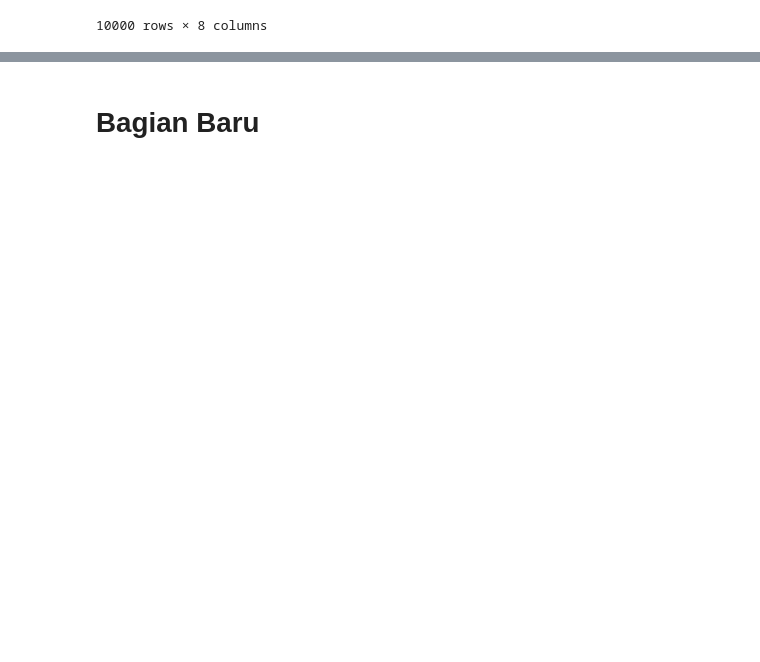
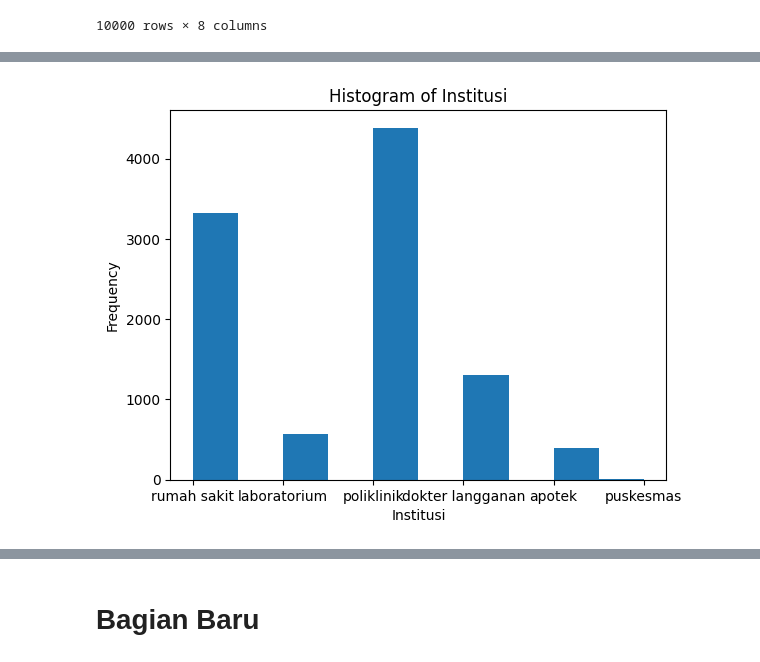
Before and after one commit to mariacb24/EDA, a Jupyter notebook: Damin_1.ipynb, the cells around one changed output, grey strips where cells are left out. Cells and saved outputs as stored; diff of their text form; code cells hidden in the pictures; blank space fills up the shorter version.

```diff
--- a/Damin_1.ipynb
+++ b/Damin_1.ipynb
@@ -126,0 +202,9 @@ df
+# %%
+# Create a histogram for the 'institusi' column
+plt.hist(df['institusi'], bins=10)  # Adjust the number of bins as needed
+plt.xlabel('Institusi')
+plt.ylabel('Frequency')
+plt.title('Histogram of Institusi')
+plt.show()
+# %% [output]
+[figure, added]
```
Also changed, not shown: parts of 18 cells of this notebook.
